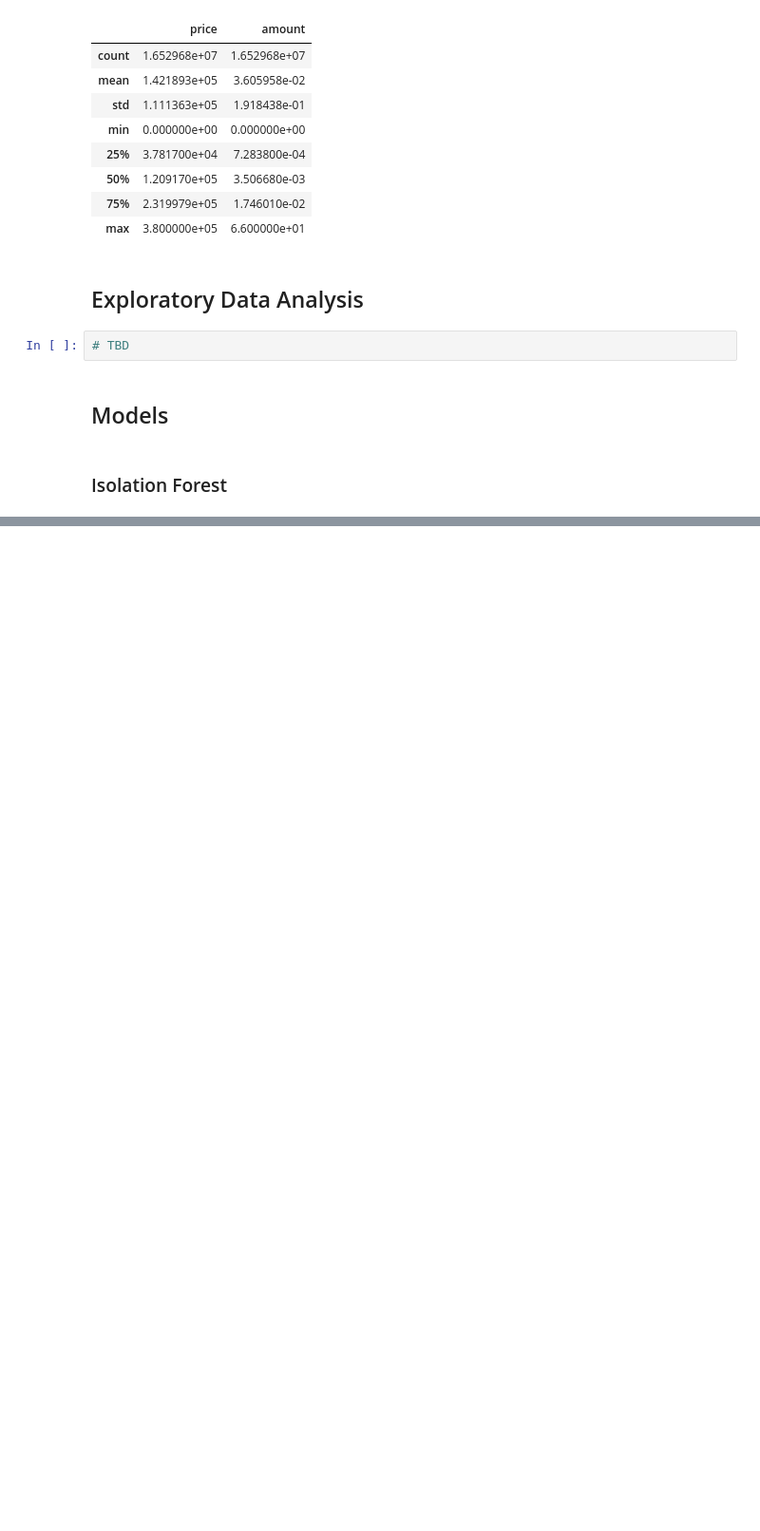
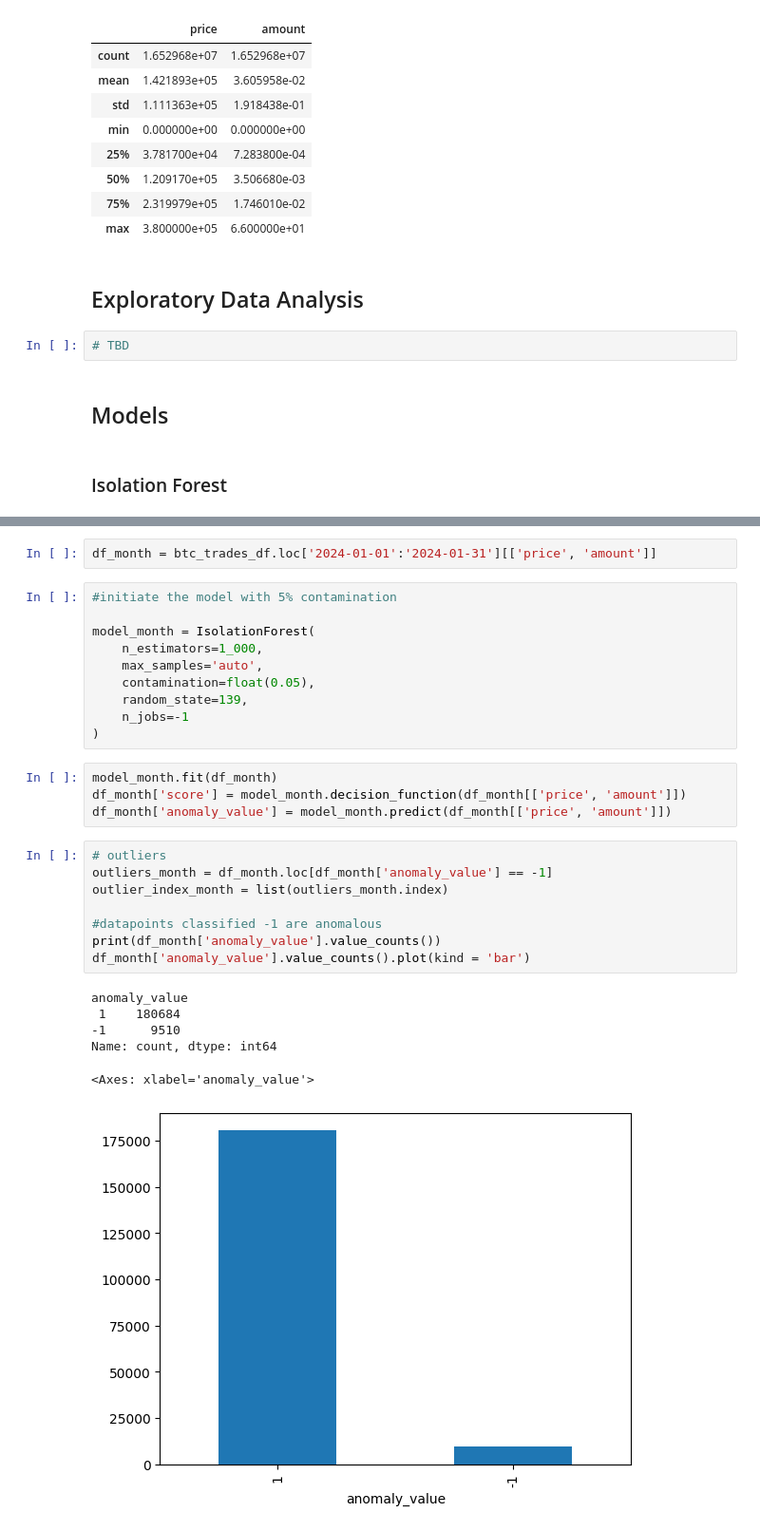
Before and after one commit to kevinsantana/PPCA-UnB-Dissertation, a Jupyter notebook: models/notebooks/anomaly-detection.ipynb, the cells around one changed output, grey strips where cells are left out. Shown at 95% size. Drawn from its saved outputs; the diff is of its cells as text; blank space fills up the shorter version.

```diff
--- a/models/notebooks/anomaly-detection.ipynb
+++ b/models/notebooks/anomaly-detection.ipynb
@@ -154,0 +161,31 @@ Text(0.5, 1.0, 'Anomaly Scores returned by Isolation Forest')
+# %%
+df_month = btc_trades_df.loc['2024-01-01':'2024-01-31'][['price', 'amount']]
+# %%
+#initiate the model with 5% contamination
+
+model_month = IsolationForest(
+    n_estimators=1_000,
+    max_samples='auto',
+    contamination=float(0.05),
+    random_state=139,
+    n_jobs=-1
+)
+# %%
+model_month.fit(df_month)
+df_month['score'] = model_month.decision_function(df_month[['price', 'amount']])
+df_month['anomaly_value'] = model_month.predict(df_month[['price', 'amount']])
+# %%
+# outliers
+outliers_month = df_month.loc[df_month['anomaly_value'] == -1]
+outlier_index_month = list(outliers_month.index)
+
+#datapoints classified -1 are anomalous
+print(df_month['anomaly_value'].value_counts())
+df_month['anomaly_value'].value_counts().plot(kind = 'bar')
+# %% [output]
+anomaly_value
+ 1    180684
+-1      9510
+Name: count, dtype: int64
+<Axes: xlabel='anomaly_value'>
+[figure, added]
```
Also changed, not shown: parts of 41 cells of this notebook.
